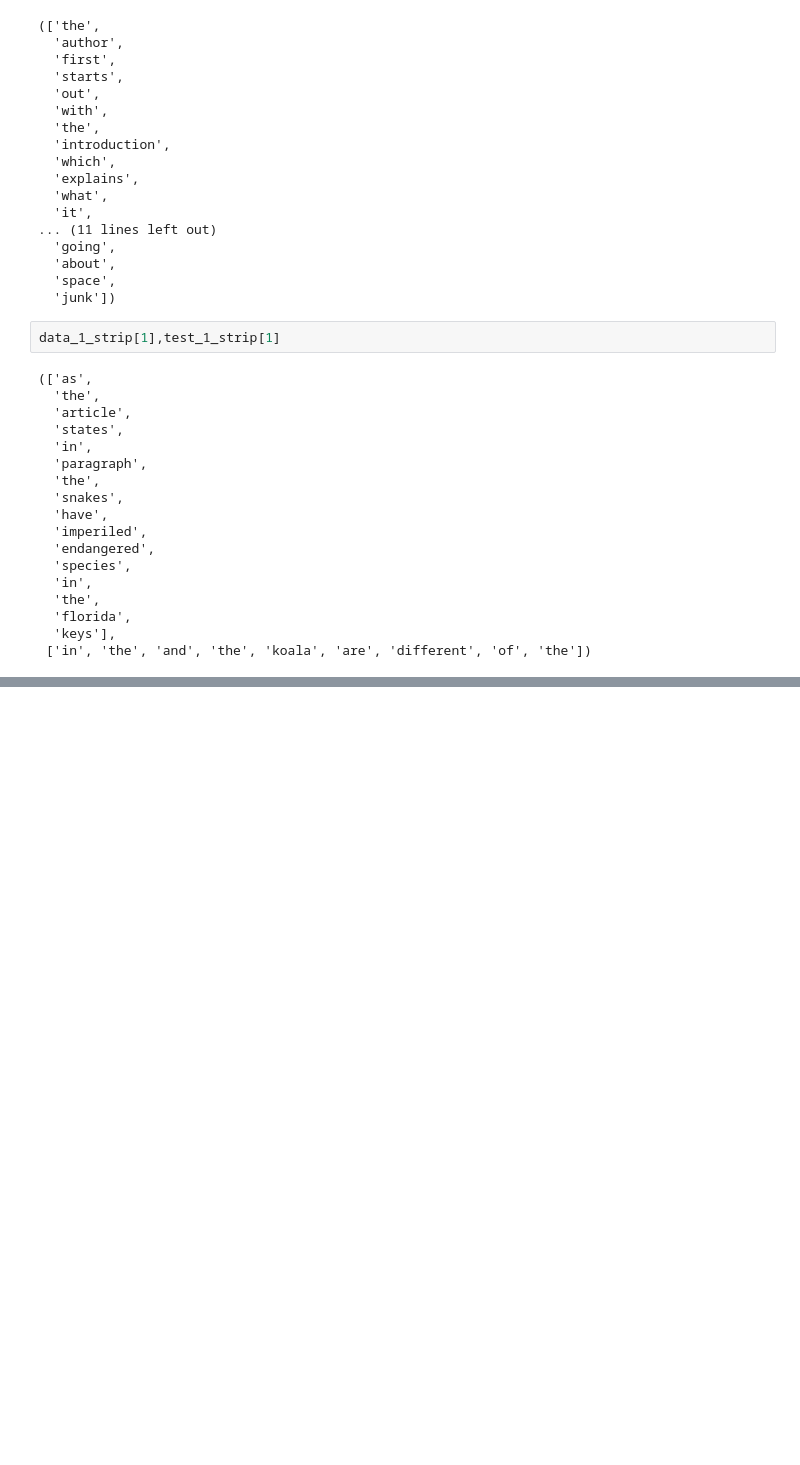
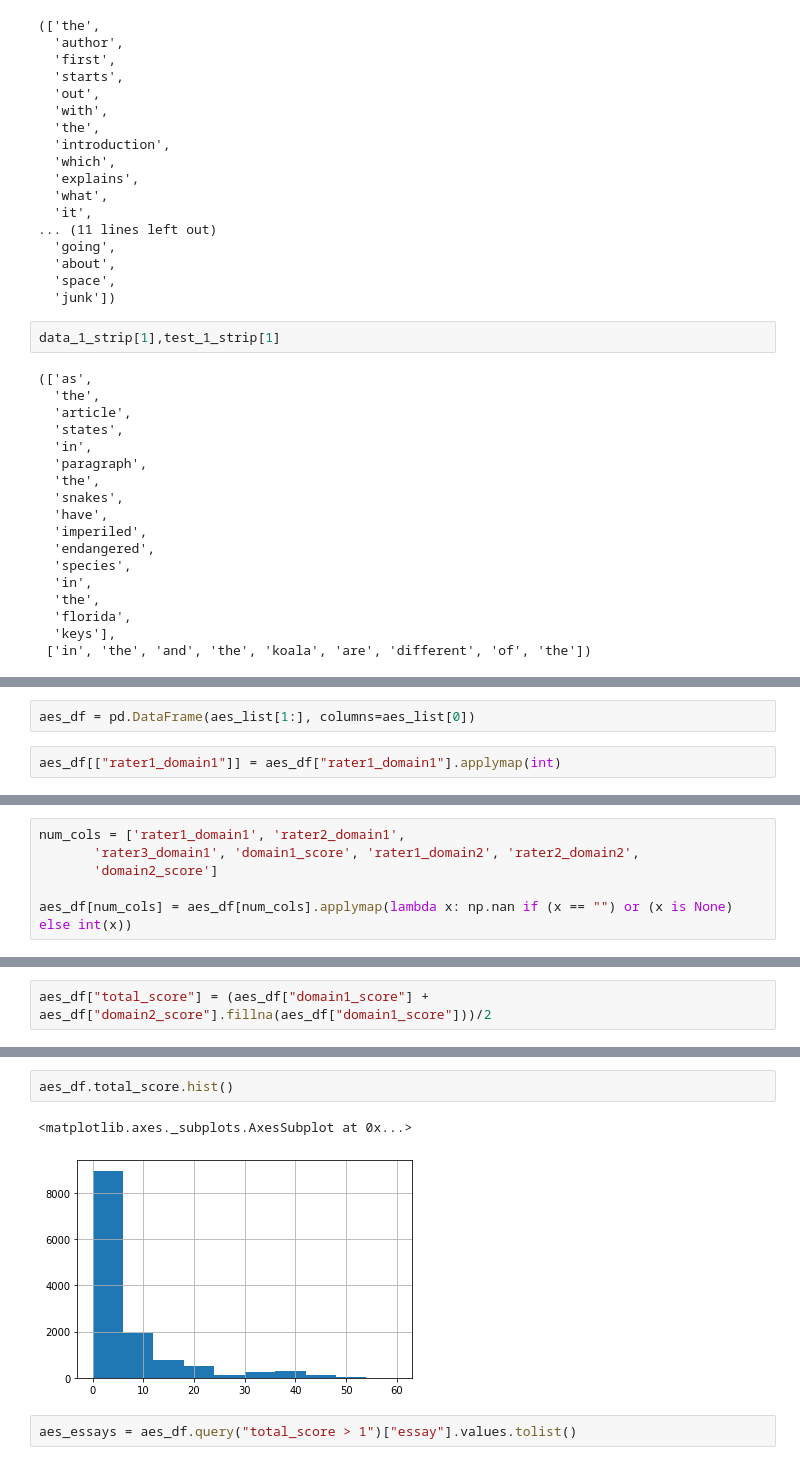
Before and after one commit to spencerbraun/sophisticated_style_transfer, a Jupyter notebook: Data Processing.ipynb, the cells around one changed output, grey strips where cells are left out. Drawn from its saved outputs; the diff is of its cells as text; blank space fills up the shorter version.

```diff
--- a/Data Processing.ipynb
+++ b/Data Processing.ipynb
@@ -336,0 +445,4 @@ data_1_strip[1],test_1_strip[1]
+# %%
+aes_df = pd.DataFrame(aes_list[1:], columns=aes_list[0])
+# %%
+aes_df[["rater1_domain1"]] = aes_df["rater1_domain1"].applymap(int)
@@ -336,0 +453,6 @@ data_1_strip[1],test_1_strip[1]
+# %%
+num_cols = ['rater1_domain1', 'rater2_domain1',
+       'rater3_domain1', 'domain1_score', 'rater1_domain2', 'rater2_domain2',
+       'domain2_score']
+
+aes_df[num_cols] = aes_df[num_cols].applymap(lambda x: np.nan if (x == "") or (x is None) else int(x))
@@ -336,0 +474,2 @@ data_1_strip[1],test_1_strip[1]
+# %%
+aes_df["total_score"] = (aes_df["domain1_score"] + aes_df["domain2_score"].fillna(aes_df["domain1_score"]))/2
@@ -336,0 +493,7 @@ data_1_strip[1],test_1_strip[1]
+# %%
+aes_df.total_score.hist()
+# %% [output]
+<matplotlib.axes._subplots.AxesSubplot at 0x...>
+[figure, added]
+# %%
+aes_essays = aes_df.query("total_score > 1")["essay"].values.tolist()
```
Also changed, not shown: parts of 23 cells of this notebook, 2 other files.
